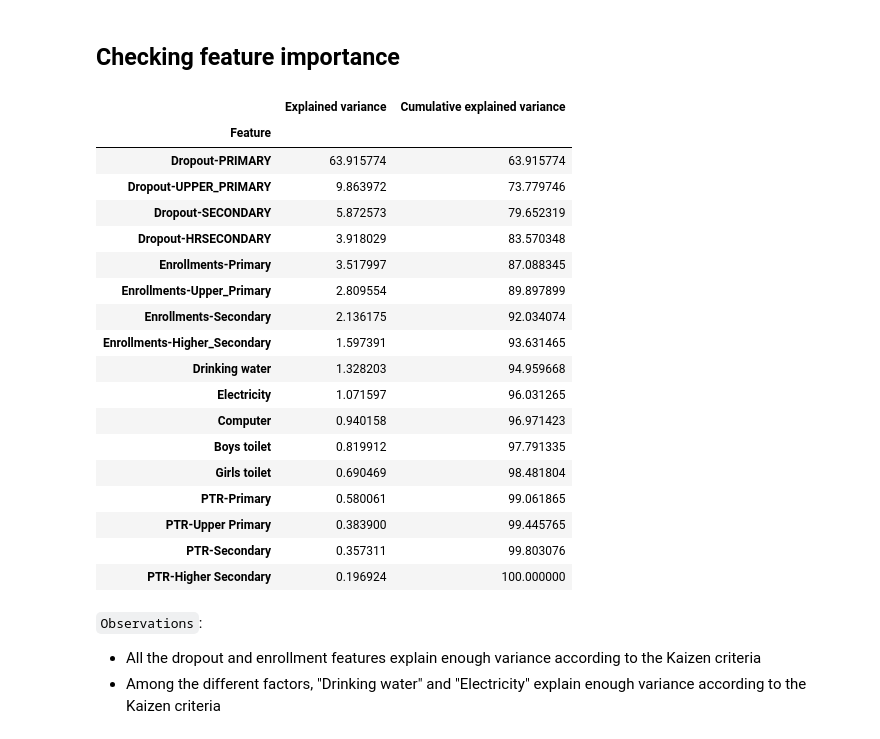
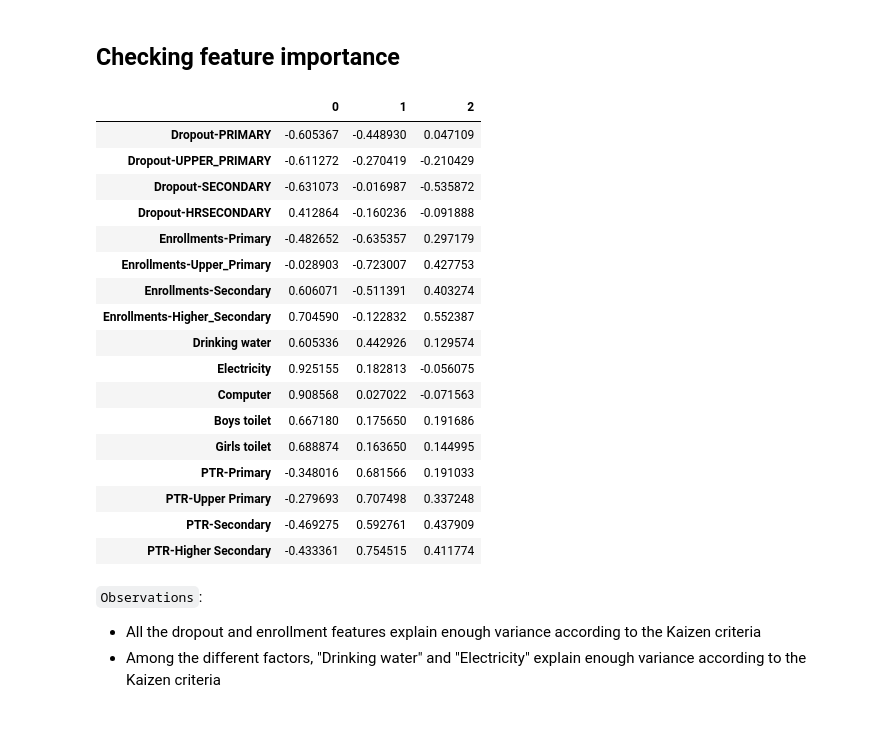
Before and after one commit to coderkol95/Education, a Jupyter notebook: src/notebook.ipynb, the cells around one changed output. Saved outputs shown, nothing was run; the diff lists cells and outputs as text; code cells hidden in the pictures.

```diff
--- a/src/notebook.ipynb
+++ b/src/notebook.ipynb
@@ -501,41 +503,48 @@ drinks.head()
 ## Checking feature importance
 # %%
 #Using SVD to find feature importance
-
+'''
 vals=np.array(dataset)
 u,sig,v_t=np.linalg.svd(vals)
 feature_imp=pd.Series(sig,index=list(dataset.columns))
 feature_imp.index.name="Feature"
 feature_imp.name="Explained variance"
 var_exp=pd.DataFrame(feature_imp)
 tot=var_exp['Explained variance'].sum()
 var_exp['Explained variance'] = var_exp['Explained variance']/tot*100
 var_exp.sort_values(['Explained variance'],ascending=False,inplace=True)
 
 exp_var=[]
 for i in range(1,var_exp.shape[0]+1):
     exp_var.append(var_exp['Explained variance'].iloc[0:i].sum())
 pd.concat([var_exp,pd.DataFrame(exp_var,index=var_exp.index, columns=['Cumulative explained variance'])],axis=1)
+'''
+
+from sklearn.decomposition import PCA
+p=PCA(n_components=3)
+clusters_X=p.fit_transform(dataset)
+
+for_factor_loadings = pd.concat([dataset,pd.DataFrame(clusters_X)], axis=1)
+for_factor_loadings.corr().iloc[:-3,-3:].style.background_gradient(cmap='Reds')
 # %% [output]
-|  | Explained variance | Cumulative explained variance |
-| Feature |  |  |
-| Dropout-PRIMARY | 63.915774 | 63.915774 |
-| Dropout-UPPER_PRIMARY | 9.863972 | 73.779746 |
-| Dropout-SECONDARY | 5.872573 | 79.652319 |
-| Dropout-HRSECONDARY | 3.918029 | 83.570348 |
-| Enrollments-Primary | 3.517997 | 87.088345 |
-| Enrollments-Upper_Primary | 2.809554 | 89.897899 |
-| Enrollments-Secondary | 2.136175 | 92.034074 |
-| Enrollments-Higher_Secondary | 1.597391 | 93.631465 |
-| Drinking water | 1.328203 | 94.959668 |
-| Electricity | 1.071597 | 96.031265 |
-| Computer | 0.940158 | 96.971423 |
-| Boys toilet | 0.819912 | 97.791335 |
-| Girls toilet | 0.690469 | 98.481804 |
-| PTR-Primary | 0.580061 | 99.061865 |
-| PTR-Upper Primary | 0.383900 | 99.445765 |
-| PTR-Secondary | 0.357311 | 99.803076 |
-| PTR-Higher Secondary | 0.196924 | 100.000000 |
+|  | 0 | 1 | 2 |
+| Dropout-PRIMARY | -0.605367 | -0.448930 | 0.047109 |
+| Dropout-UPPER_PRIMARY | -0.611272 | -0.270419 | -0.210429 |
+| Dropout-SECONDARY | -0.631073 | -0.016987 | -0.535872 |
+| Dropout-HRSECONDARY | 0.412864 | -0.160236 | -0.091888 |
+| Enrollments-Primary | -0.482652 | -0.635357 | 0.297179 |
+| Enrollments-Upper_Primary | -0.028903 | -0.723007 | 0.427753 |
+| Enrollments-Secondary | 0.606071 | -0.511391 | 0.403274 |
+| Enrollments-Higher_Secondary | 0.704590 | -0.122832 | 0.552387 |
+| Drinking water | 0.605336 | 0.442926 | 0.129574 |
+| Electricity | 0.925155 | 0.182813 | -0.056075 |
+| Computer | 0.908568 | 0.027022 | -0.071563 |
+| Boys toilet | 0.667180 | 0.175650 | 0.191686 |
+| Girls toilet | 0.688874 | 0.163650 | 0.144995 |
+| PTR-Primary | -0.348016 | 0.681566 | 0.191033 |
+| PTR-Upper Primary | -0.279693 | 0.707498 | 0.337248 |
+| PTR-Secondary | -0.469275 | 0.592761 | 0.437909 |
+| PTR-Higher Secondary | -0.433361 | 0.754515 | 0.411774 |
 # %% [markdown]
 `Observations`:
 
```
Also changed, not shown: parts of 15 cells of this notebook, 16 other files.
